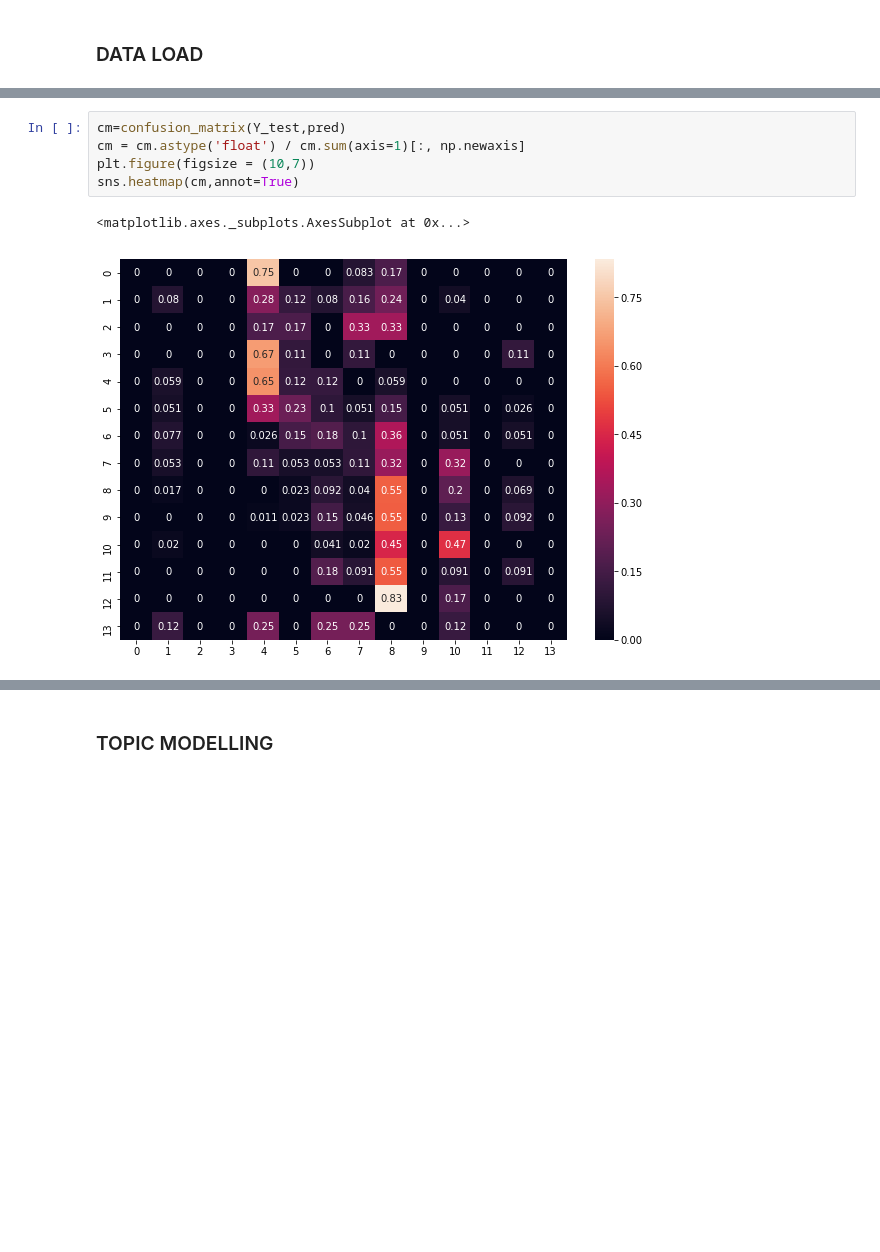
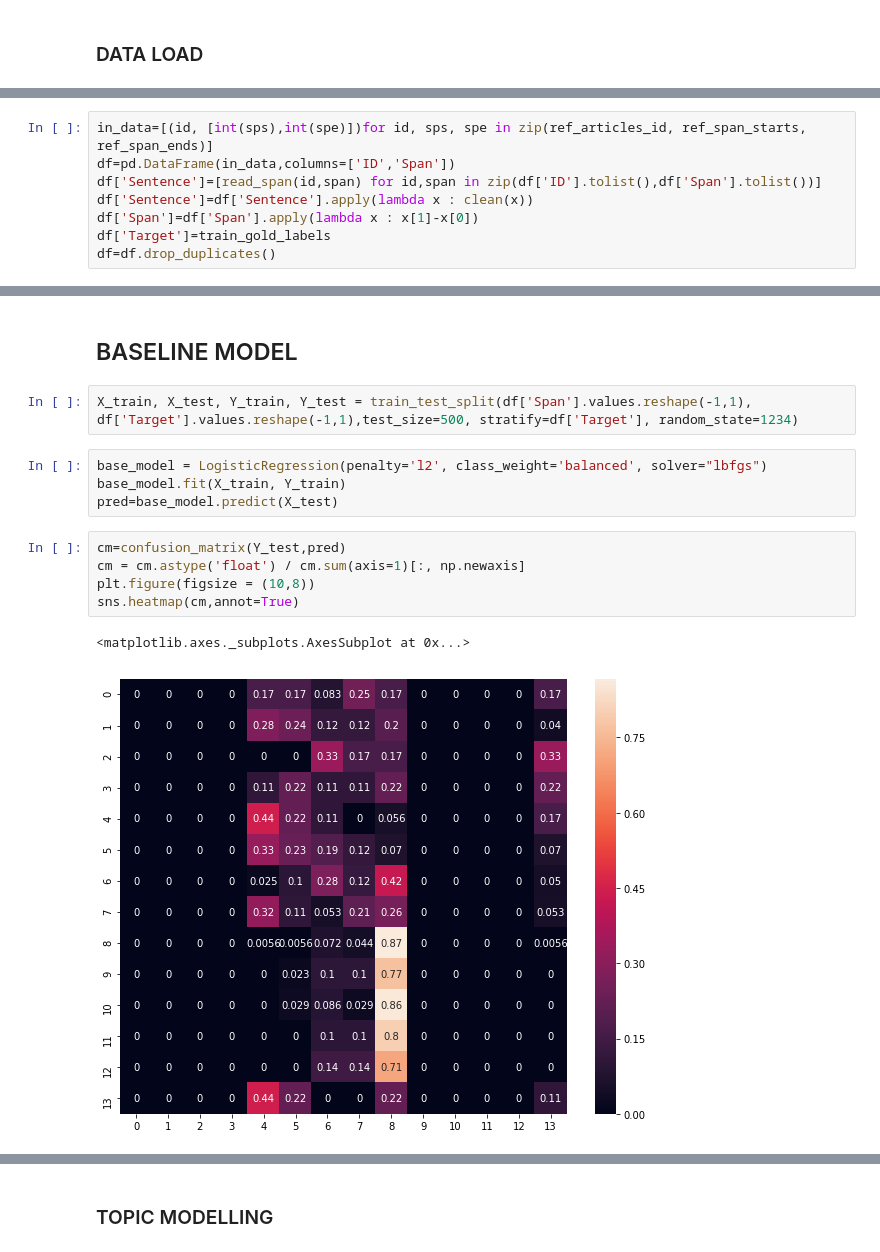
Before and after one commit to harel-coffee/News-Propaganda-Detection-auto, a Jupyter notebook: ML models.ipynb, the cells around one changed output, grey strips where cells are left out. Saved outputs shown, nothing was run; the diff lists cells and outputs as text; blank space fills up the shorter version.

Commit message:
TFIDF Model v1

```diff
--- a/ML models.ipynb
+++ b/ML models.ipynb
@@ -96,0 +123,8 @@ pred=model.predict((np.asarray(X_test)).reshape(-1,1))
+# %%
+in_data=[(id, [int(sps),int(spe)])for id, sps, spe in zip(ref_articles_id, ref_span_starts, ref_span_ends)]
+df=pd.DataFrame(in_data,columns=['ID','Span'])
+df['Sentence']=[read_span(id,span) for id,span in zip(df['ID'].tolist(),df['Span'].tolist())]
+df['Sentence']=df['Sentence'].apply(lambda x : clean(x))
+df['Span']=df['Span'].apply(lambda x : x[1]-x[0])
+df['Target']=train_gold_labels
+df=df.drop_duplicates()
@@ -97,11 +155,19 @@ pred=model.predict((np.asarray(X_test)).reshape(-1,1))
+# %% [markdown]
+## BASELINE MODEL
+# %%
+X_train, X_test, Y_train, Y_test = train_test_split(df['Span'].values.reshape(-1,1), df['Target'].values.reshape(-1,1),test_size=500, stratify=df['Target'], random_state=1234)
+# %%
+base_model = LogisticRegression(penalty='l2', class_weight='balanced', solver="lbfgs")
+base_model.fit(X_train, Y_train)
+pred=base_model.predict(X_test)
 # %%
 cm=confusion_matrix(Y_test,pred)
 cm = cm.astype('float') / cm.sum(axis=1)[:, np.newaxis]
-plt.figure(figsize = (10,7))
+plt.figure(figsize = (10,8))
 sns.heatmap(cm,annot=True)
 # %% [output]
 <matplotlib.axes._subplots.AxesSubplot at 0x...>
-[figure, old version]
+[figure, new version]
 # %%
 print(classification_report(Y_test,pred))
 # %% [output]
```
Also changed, not shown: parts of 36 cells of this notebook.
